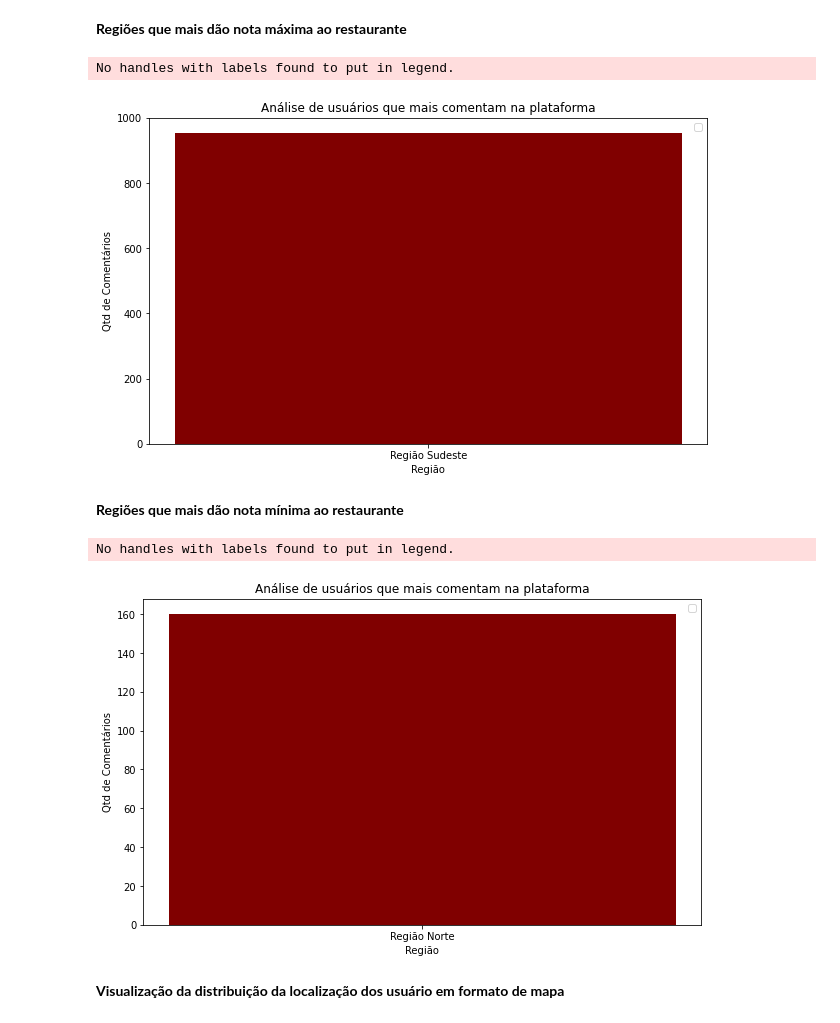
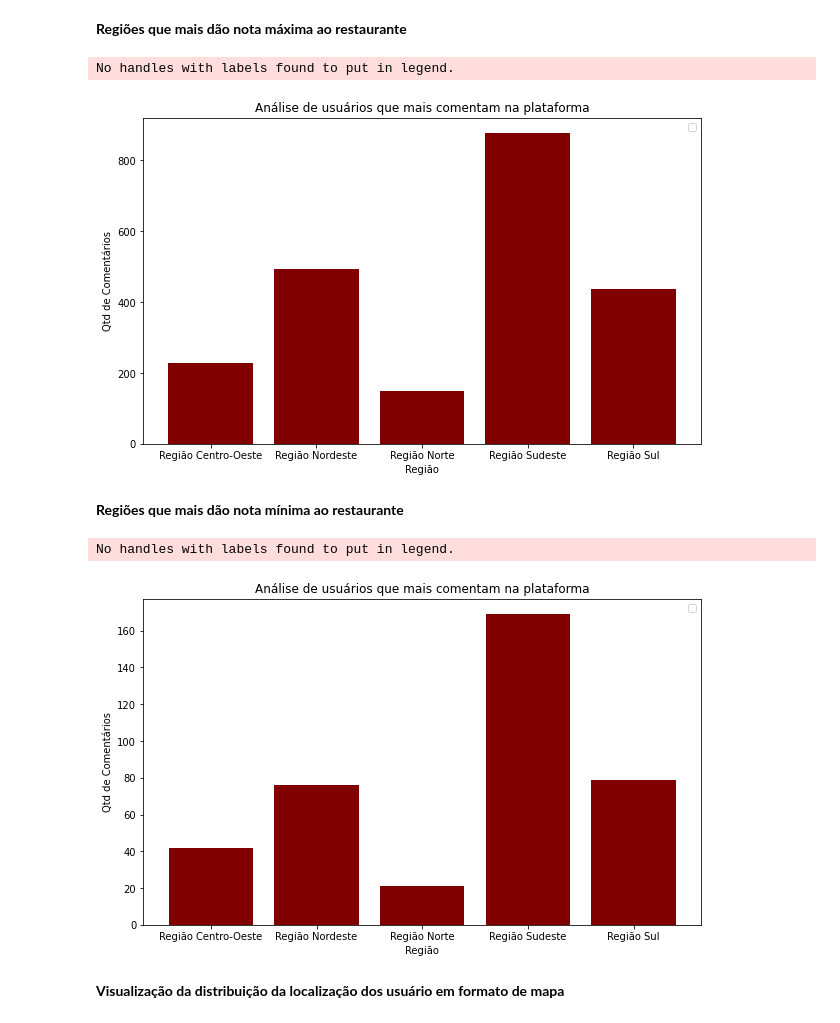
Before and after one commit to kidkmon/Sentiment-Analysis-TripAdvisor, a Jupyter notebook: Analise_sentimentos_TripAdvisor.ipynb, the cells around one changed output. Drawn from its saved outputs; the diff is of its cells as text; code cells hidden in the pictures.

```diff
--- a/Analise_sentimentos_TripAdvisor.ipynb
+++ b/Analise_sentimentos_TripAdvisor.ipynb
@@ -303,0 +316,9 @@ Name: hasPhone, Length: 99999, dtype: object
+# %%
+user_location = df.groupby(["userLocation", "ratingValue"]).size().reset_index(name="count").sort_values(by="ratingValue", ascending=True)
+
+# Limpando a base de dados
+user_location.drop(user_location[user_location["userLocation"] == "None"].index, inplace=True)
+user_location.drop(user_location[user_location["userLocation"].str.len() == 1].index, inplace=True)
+user_location.drop(user_location[user_location["userLocation"].str.isdigit()].index, inplace=True)
+
+user_location.head()
@@ -303,0 +332,3 @@ Name: hasPhone, Length: 99999, dtype: object
+# %%
+df_geo["ratingValue"] = user_location["ratingValue"].to_list()
+df_geo.head()
@@ -781,8 +820,3 @@ Julho é o mês onde ocorre o maior número de ocorrências de todos os anos.
 #Visão Geográfica
 # %% [markdown]
 Para a realização desta etapa foi criado um conjunto de dados à parte após a geração de dados de longitude e latitude, através da biblioteca geocode.
-# %%
-import geopandas
-
-df_geo = pd.read_csv("data/arquivo.txt", names=["country", "region", "city", "latitude", "longitude"])
-df_geo.head()
@@ -843,16 +870,2 @@ region_gb.head(10)
 # %% [markdown]
 **Análise de valor de revisão por região**
-# %%
-# Gerando dados para análise - groupby
-user_location = df.groupby(["userLocation", "ratingValue"]).size().reset_index(name="count").sort_values(by="count", ascending=True)
-
-user_location.drop(user_location[user_location["userLocation"] == "None"].index, inplace=True)
-user_location.drop(user_location[user_location["userLocation"].str.len() == 1].index, inplace=True)
-user_location.drop(user_location[user_location["userLocation"].str.isdigit()].index, inplace=True)
-
-
-region_gb = region.groupby(["region"]).size().reset_index(name="count").sort_values(by="count", ascending=False)
-
-region_gb["ratingValues"] = ["5", "4", "3", "2", "1"]
-
-region_gb.head()
@@ -866,7 +887,9 @@ region_gb.head()
 # %% [markdown]
 **Regiões que mais dão nota máxima ao restaurante**
 # %%
-rating_region = region_gb[ region_gb["ratingValues"] == "5"]
+search = region[ region["ratingValue"] == "5"]
+
+rating_region = search.groupby(["region"]).size().reset_index(name="count")
 
 #Construção do Gráfico
 fig = plt.figure(figsize=(10,6))
@@ -881,26 +904,27 @@ plt.title('Análise de usuários que mais comentam na plataforma')
 plt.show()
 # %% [output]
 No handles with labels found to put in legend.
-[figure, old version]
+[figure, new version]
 # %% [markdown]
 **Regiões que mais dão nota mínima ao restaurante**
 # %%
-rating_region = region_gb[ region_gb["ratingValues"] == "1"]
+search = region[ region["ratingValue"] == "1"]
 
+rating_region = search.groupby(["region"]).size().reset_index(name="count")
 
 #Construção do Gráfico
 fig = plt.figure(figsize=(10,6))
 plt.bar(rating_region["region"], rating_region["count"], color ='maroon')
 
 region_gb.plot(kind='bar', color= 'green', orientation='horizontal', align='edge',width = 0.9, ax=ax)
 
 plt.xlabel('Região')
 plt.ylabel('Qtd de Comentários')
 plt.legend(loc = 'upper right')
 plt.title('Análise de usuários que mais comentam na plataforma')
 plt.show()
 # %% [output]
 No handles with labels found to put in legend.
-[figure, old version]
+[figure, new version]
 # %% [markdown]
 **Visualização da distribuição da localização dos usuário em formato de mapa**
```
Also changed, not shown: parts of 13 cells of this notebook.
